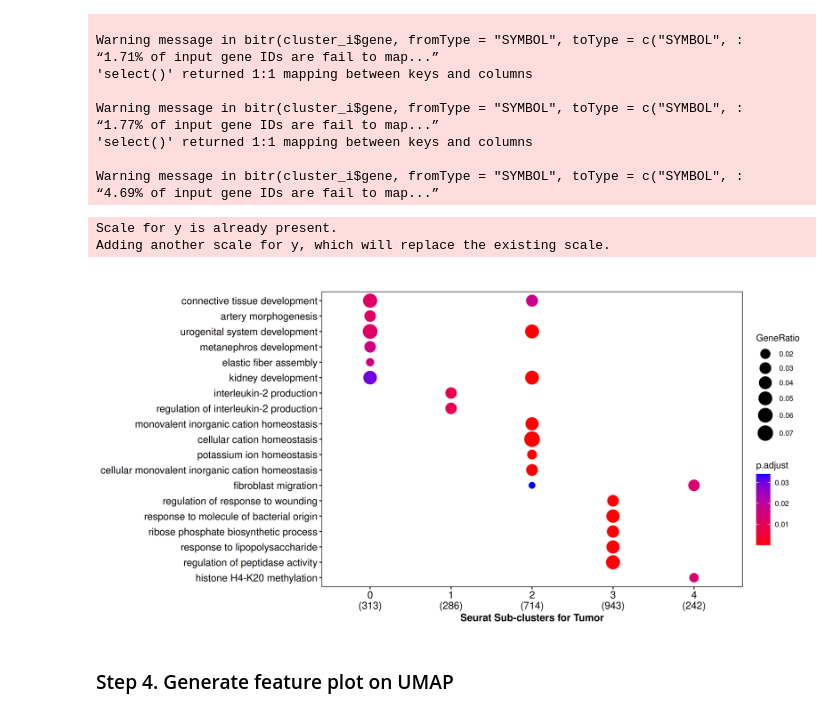
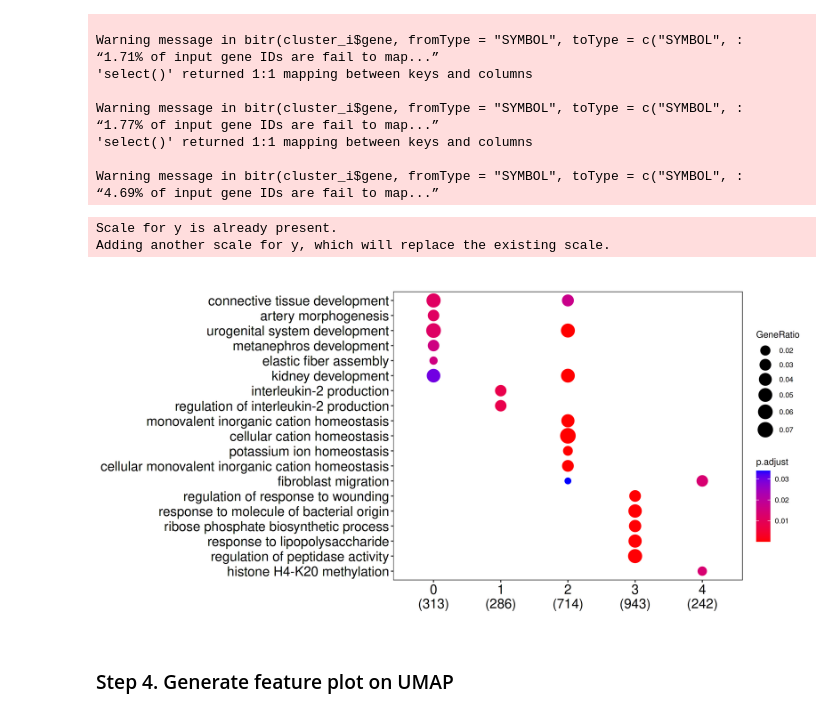
Before and after one commit to BuilderPie/Human_DKD_Visium, a Jupyter notebook: code/Figure_3_Seurat_part.ipynb, the cells around one changed output. Saved outputs shown, nothing was run; the diff lists cells and outputs as text; code cells hidden in the pictures.

```diff
--- a/code/Figure_3_Seurat_part.ipynb
+++ b/code/Figure_3_Seurat_part.ipynb
@@ -263,25 +264,27 @@ Warning message in bitr(cluster_i$gene, fromType = "SYMBOL", toType = c("SYMBOL"
 # %%
 options(repr.plot.width = 12, repr.plot.height = 6, repr.plot.res = 300)
 # Plot and visualise the data
 p = dotplot(ck)
 # adjust the size of y axis labels
 library(scales)
 p = p + scale_y_discrete(labels = wrap_format(100))
 p = p + custom_theme +
-  xlab("Seurat Sub-clusters for Tumor") +
+  xlab("") +
 theme(axis.title.x = element_text(face="bold"),
       panel.grid.major = element_blank(),
-    panel.grid.minor = element_blank()
+    panel.grid.minor = element_blank(),
+      axis.text.x=element_text(size=16),
+      axis.text.y=element_text(size=16)
 )
 p
 
 ggsave(file.path(plots_path_main, "ORA_DotPlot_Tumor.png"), plot = p, width = 12, height = 6, units = "in", dpi = 300)
 ggsave(file.path(plots_path_main, "ORA_DotPlot_Tumor.pdf"), plot = p, width = 12, height = 6, units = "in", dpi = 300)
 ggsave(file.path(plots_path_main, "ORA_DotPlot_Tumor.svg"), plot = p, width = 12, height = 6, units = "in", dpi = 300)
 # %% [output]
 Scale for y is already present.
 Adding another scale for y, which will replace the existing scale.
-[figure, old version]
+[figure, new version]
 # %% [markdown]
 ### Step 4. Generate feature plot on UMAP
 # %%
```
Also changed, not shown: parts of 2 cells of this notebook, 9 other files.
